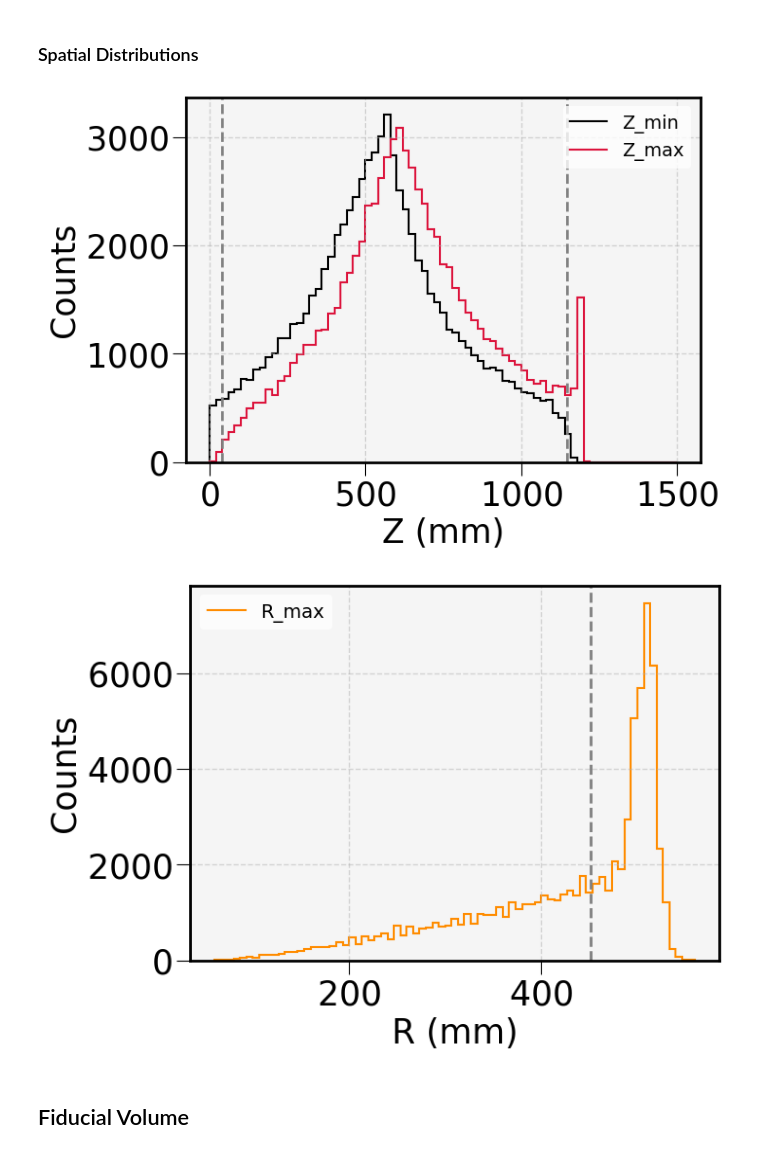
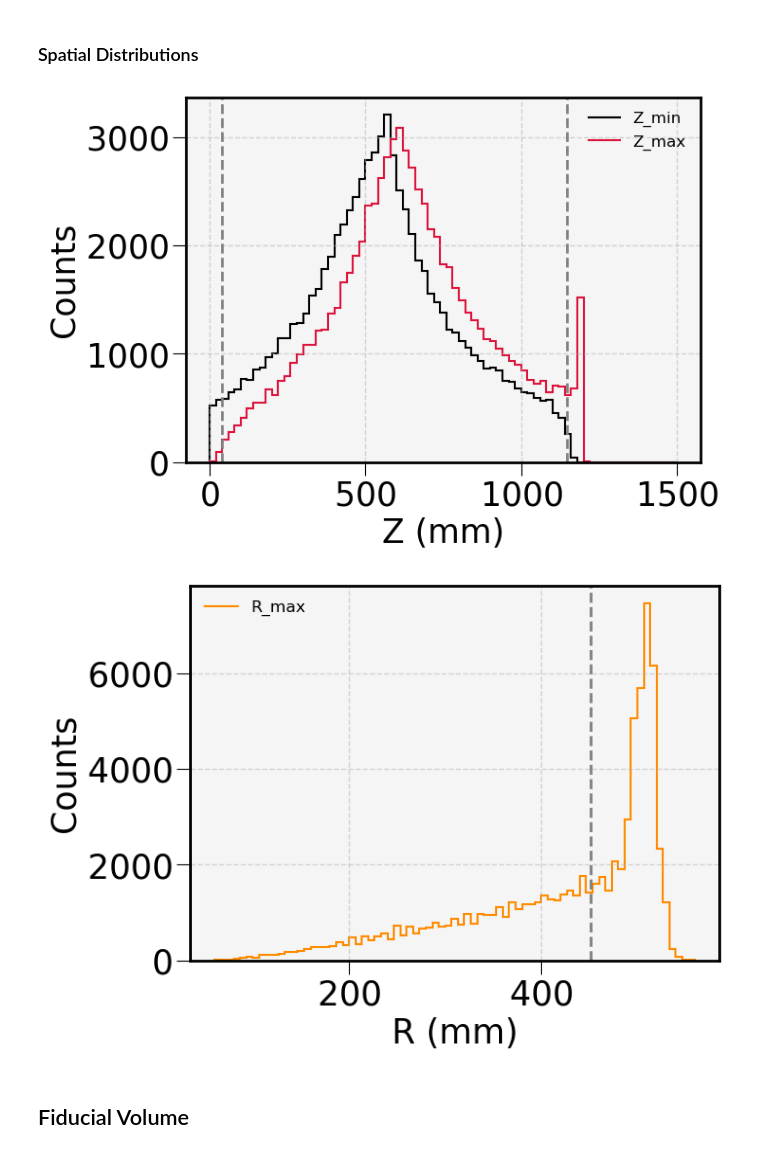
Before and after one commit to camacortespar/next-analysis, a Jupyter notebook: NEXT-100/Th_analysis/notebooks/0 - HE_Scale_Finder.ipynb, the cells around one changed output. Drawn from its saved outputs; the diff is of its cells as text; code cells hidden in the pictures.

Commit message:
Update HE scale analysis

```diff
--- a/NEXT-100/Th_analysis/notebooks/0 - HE_Scale_Finder.ipynb
+++ b/NEXT-100/Th_analysis/notebooks/0 - HE_Scale_Finder.ipynb
@@ -27,23 +28,33 @@ PRELIM_LOGO = np.asarray(Image.open('/lhome/ific/c/ccortesp/Analysis/images/next
 # %% [markdown]
 # Configuration
 # %%
-# --- Notebook Parameters
+# --- NOTEBOOK CONFIGURATION --- #
 TYPE = 'mc'
-VERSION_TAG = "LPR_p2"
+VERSION_TAG = "LPR_p2_v2"
 # %%
-# ------------------------------------
-# DIRECTORIES, FILENAMES, PATHS & KEYS
-# ------------------------------------
-INPUT_DIR = '/lustre/ific.uv.es/prj/gl/neutrinos/users/ccortesp/NEXT-100/Th_analysis/h5/'
-INPUT_FILENAME = 'merged_tagged_runs_' + VERSION_TAG + '.h5' if TYPE == 'data' else 'merged_tagged_mc_calibration_lpr.h5'
-INPUT_PATH = os.path.join(INPUT_DIR, INPUT_FILENAME)
+# -------------------
+# LOAD CONFIGURATIONS
+# -------------------
+CONFIG_FILE = '/lhome/ific/c/ccortesp/Analysis/NEXT-100/Th_analysis/txt/configs/he_analysis_config.yaml'
+try:
+    with open(CONFIG_FILE, 'r') as f:
+        all_configs = yaml.safe_load(f)
+except FileNotFoundError:
+    raise FileNotFoundError(f"Configuration file '{CONFIG_FILE}' not found. Please check the path and try again.")
+if VERSION_TAG not in all_configs:
+    raise ValueError(f"Version tag '{VERSION_TAG}' not found in the configuration file. Available tags: {list(all_configs.keys())}")
 
-EVT_KEY = 'Events'
+# Set up the configuration
+common_config = all_configs['common']
+ana_config    = all_configs[VERSION_TAG]
+
+INPUT_PATH = os.path.join(common_config['input_dir'], ana_config[TYPE]['processed_file'])
+EVT_KEY = common_config['evt_key']
 
 # ----------------
 # DETECTOR REGIONS
 # ----------------
-# Geometric boundaries for event classification.
+# Geometric boundaries for event classification
 Z_LOW = 40          # in [mm]
 Z_UP  = 1147        # in [mm]
 R_UP  = 451.65      # in [mm]
@@ -252,33 +265,33 @@ EVENT_DF
 # %%
 # Global
 n_bins = 75
 plt.figure(figsize=(7, 5))
 
 # ----- Define the Binning ----- #
 _, Z_edges = np.histogram(EVENT_DF['Z_bary'], bins=n_bins, range=(0, 1500))
 
 for i, var in enumerate(['Z_min', 'Z_max']):
 
         Z_counts, _ = np.histogram(EVENT_DF[var], bins=Z_edges)
 
         # ----- Plotting ----- #
         plt.stairs(Z_counts, Z_edges, label=f'{var}',
                    fill=False, lw=1.5, ec=crudo.pt.hist_colors[i % len(crudo.pt.hist_colors)])
 
 # Z-limits
 plt.axvline(x=Z_LOW, c='grey', ls='--')
 plt.axvline(x=Z_UP, c='grey', ls='--')
 
 # ----- Styling ----- #
 plt.xlabel('Z (mm)')
 plt.ylabel('Counts')
-plt.legend(loc='upper right', fontsize=14)
+plt.legend(loc='upper right', fontsize=12, facecolor='none')
 
 plt.grid(True)
 plt.gca().set_facecolor("whitesmoke")
 plt.show()
 # %% [output]
-[figure, old version]
+[figure, new version]
 # %%
 # Global
 n_bins = 75
@@ -295,13 +308,13 @@ plt.axvline(x=R_UP, c='grey', ls='--')
 # ----- Styling ----- #
 plt.xlabel('R (mm)')
 plt.ylabel('Counts')
-plt.legend(loc='upper left', fontsize=14)
+plt.legend(loc='upper left', fontsize=12, facecolor='none')
 
 plt.grid(True)
 plt.gca().set_facecolor("whitesmoke")
 plt.show()
 # %% [output]
-[figure, old version]
+[figure, new version]
 # %% [markdown]
 ## Fiducial Volume
 # %%
```
Also changed, not shown: parts of 4 cells of this notebook, 1 other file.
